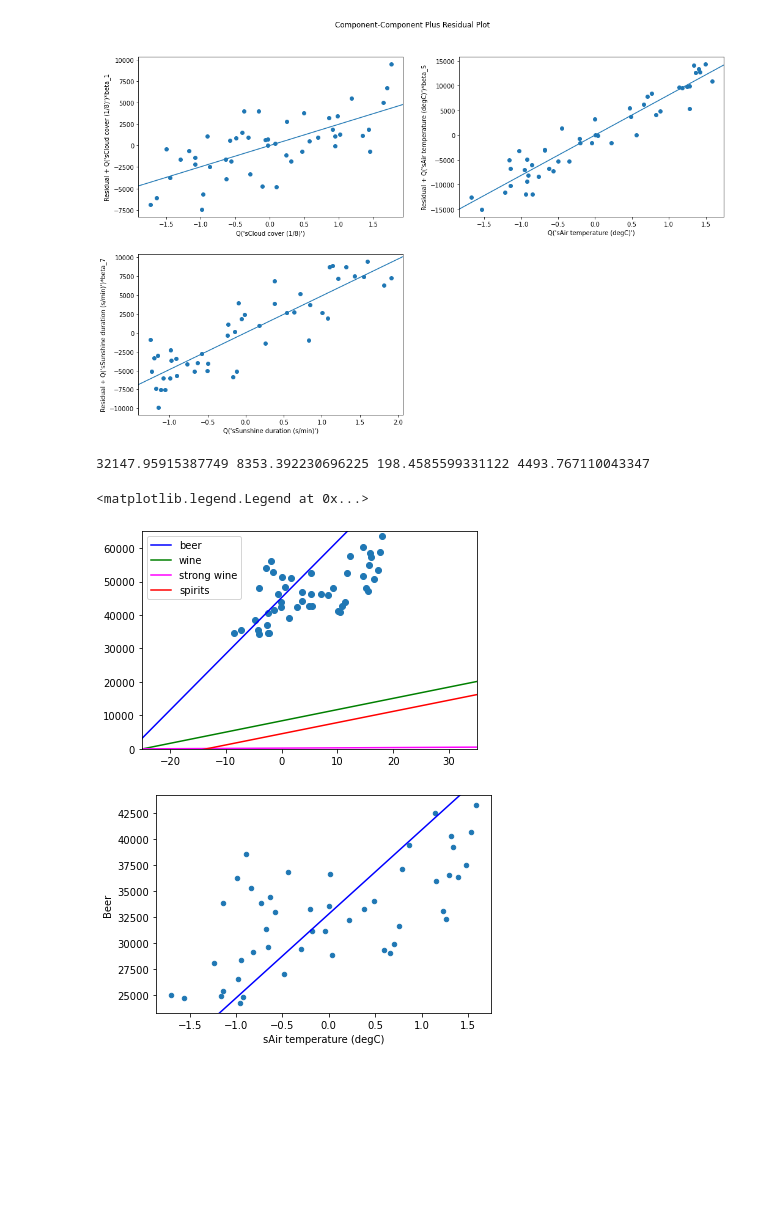
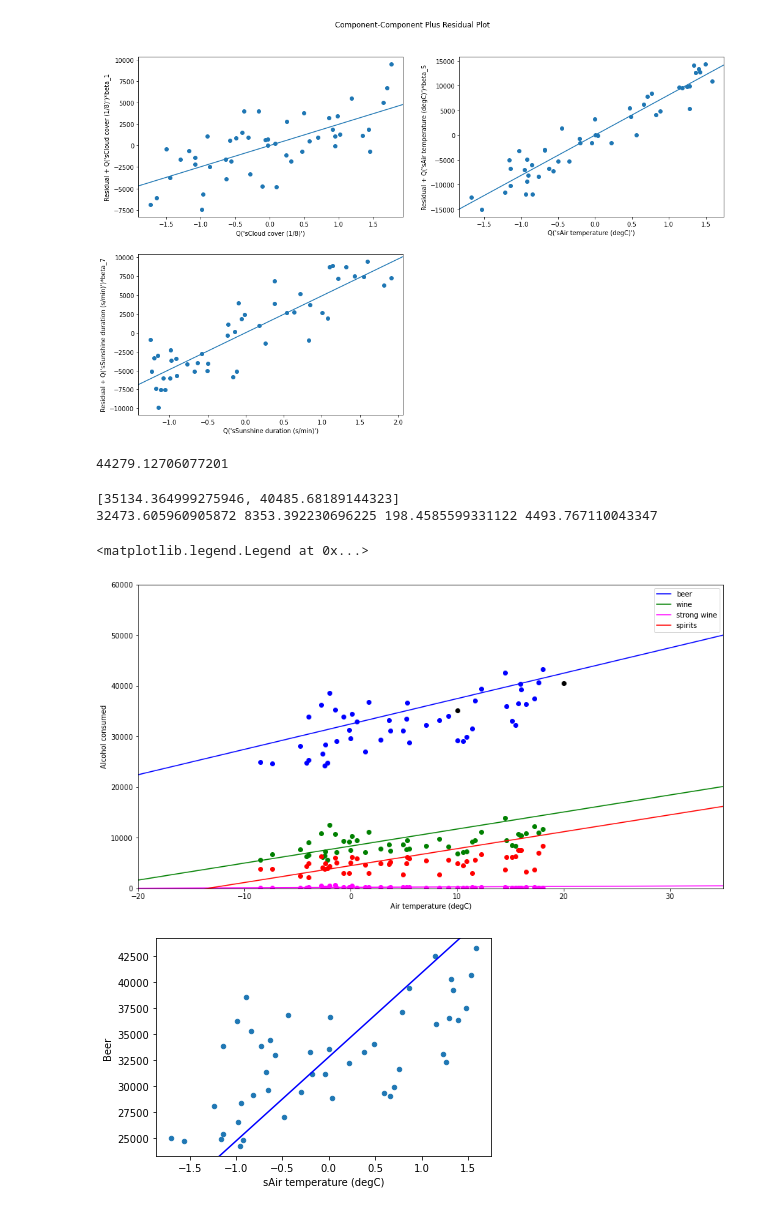
Before and after one commit to DataScience-MiniProjects/IDS-MiniProject, a Jupyter notebook: project-notebook.ipynb, the cells around one changed output. Cells and saved outputs as stored; diff of their text form; code cells hidden in the pictures; blank space fills up the shorter version.

Commit message:
Add scatters of all alcohol types to temperatore graph & fix small bug

```diff
--- a/project-notebook.ipynb
+++ b/project-notebook.ipynb
@@ -703,6 +703,28 @@ def denormalize(data, series=False, series_name=""):
             data.iloc[col] = data.iloc[col] * distribution_total.iloc[col]["std"] + distribution_total.iloc[col]["mean"]
         return data
     return data * distribution_total.loc[series_name]["std"] + distribution_total.loc[series_name]["mean"]
+# %%
+def predict_alcohol(alc_type="Total", cloud=distribution_total.iloc[0]["mean"], pressure=distribution_total.iloc[1]["mean"], rain=distribution_total.iloc[2]["mean"], snow=distribution_total.iloc[3]["mean"], temp=distribution_total.iloc[4]["mean"], wind=distribution_total.iloc[5]["mean"], sun=distribution_total.iloc[6]["mean"]):
+
+    fit = linear_regression(alc_type, sun=True)[2]
+    params = fit.params
+    # Normalize the given values
+    cloud = (cloud - distribution_total.iloc[0]["mean"]) / ( distribution_total.iloc[0]["std"])
+    pressure = (pressure - distribution_total.iloc[1]["mean"]) / ( distribution_total.iloc[1]["std"])
+    rain = (rain - distribution_total.iloc[2]["mean"]) / (distribution_total.iloc[2]["std"])
+    snow = (snow - distribution_total.iloc[3]["mean"]) / ( distribution_total.iloc[3]["std"])
+    temp = (temp - distribution_total.iloc[4]["mean"]) / (distribution_total.iloc[4]["std"])
+    wind = (wind - distribution_total.iloc[5]["mean"]) / ( distribution_total.iloc[5]["std"])
+    sun = (sun - distribution_total.iloc[6]["mean"]) / (distribution_total.iloc[6]["std"])
+    point = pd.DataFrame({"sCloud cover (1/8)": cloud, "sAir pressure(msl) (hPa)": pressure, "sPrecipitation (mm/h)": rain, \
+            "sSnow depth (cm)": snow, "sAir temperature (degC)": temp, "sWind speed (m/s)": wind, "sSunshine duration (s/min)": sun}, index=[0])
+    predicted = float(fit.predict(point)[0])
+    return predicted
+
+
+print(predict_alcohol("Total", 5, 1000, 0.1, 2, -2, 3.5, 10))
+# %% [output]
+44279.12706077201
 # %%
 # Alcohol as a function of temperature
 
@@ -722,39 +744,68 @@ beer_slope = beer_p["Q('sAir temperature (degC)')"] / distribution_total.iloc[4]
 wine_slope = wine_p["Q('sAir temperature (degC)')"] / distribution_total.iloc[4]["std"]
 s_wine_slope = s_wine_p["Q('sAir temperature (degC)')"] / distribution_total.iloc[4]["std"]
 spirits_slope = spirits_p["Q('sAir temperature (degC)')"] / distribution_total.iloc[4]["std"]
 total_slope = total_p["Q('sAir temperature (degC)')"] / distribution_total.iloc[4]["std"]
 
 # overallcoef - coef * (mean / std)
 beer_int = beer_p.Intercept - beer_slope * (distribution_total.iloc[4]["mean"] / distribution_total.iloc[4]["std"])
 wine_int = wine_p.Intercept - wine_slope * (distribution_total.iloc[4]["mean"] / distribution_total.iloc[4]["std"])
 s_wine_int = s_wine_p.Intercept - s_wine_slope * (distribution_total.iloc[4]["mean"] / distribution_total.iloc[4]["std"])
 spirits_int = spirits_p.Intercept - spirits_slope * (distribution_total.iloc[4]["mean"] / distribution_total.iloc[4]["std"])
 total_int = total_p.Intercept - total_slope * (distribution_total.iloc[4]["mean"] / distribution_total.iloc[4]["std"])
 
-X, y = process_data_for_lr("Total", False)
+plt.figure(figsize=(15,8))
+""" X, y = process_data_for_lr("Total", False)
 data = pd.concat([y, X["sAir temperature (degC)"]], axis=1)
 #data.plot.scatter("sAir temperature (degC)", "Total")
-
 plt.scatter(denormalize(data["sAir temperature (degC)"], True, "Air temperature (degC)"), data["Total"])
 plt.xlim([-25, 35])
-plt.ylim([0, 65000])
+plt.ylim([0, 65000]) """
 
-abline_plot(intercept = total_int, slope = total_slope,
+X, y = process_data_for_lr("Beer", False)
+data = pd.concat([y, X["sAir temperature (degC)"]], axis=1)
+plt.scatter(denormalize(data["sAir temperature (degC)"], True, "Air temperature (degC)"), data["Beer"], color="blue")
+plt.xlim([-20, 35])
+plt.ylim([0, 60000])
+plt.xlabel("Air temperature (degC)")
+plt.ylabel("Alcohol consumed")
+
+X, y = process_data_for_lr("Wine", False)
+data = pd.concat([y, X["sAir temperature (degC)"]], axis=1)
+plt.scatter(denormalize(data["sAir temperature (degC)"], True, "Air temperature (degC)"), data["Wine"], color="green")
+plt.xlim([-20, 35])
+plt.ylim([0, 60000])
+
+X, y = process_data_for_lr("Strong Wine", False)
+data = pd.concat([y, X["sAir temperature (degC)"]], axis=1)
+plt.scatter(denormalize(data["sAir temperature (degC)"], True, "Air temperature (degC)"), data["Strong Wine"], color="magenta")
+plt.xlim([-20, 35])
+plt.ylim([0, 60000])
+
+X, y = process_data_for_lr("Spirits", False)
+data = pd.concat([y, X["sAir temperature (degC)"]], axis=1)
+plt.scatter(denormalize(data["sAir temperature (degC)"], True, "Air temperature (degC)"), data["Spirits"], color="red")
+plt.xlim([-20, 35])
+plt.ylim([0, 60000])
+
+#plt.scatter(y=[predict_alcohol(alc_type="Beer", temp=10), predict_alcohol(alc_type="Beer", temp=20)], x=[10,20], color="black")
+
+abline_plot(intercept = beer_int, slope = beer_slope,
     ax=plt.gca(), color="blue", label="beer")
 abline_plot(intercept = wine_int, slope = wine_slope,
     ax=plt.gca(), color="green", label="wine")
 abline_plot(intercept = s_wine_int, slope = s_wine_slope,
     ax=plt.gca(), color="magenta", label="strong wine")
 abline_plot(intercept = spirits_int, slope = spirits_slope,
     ax=plt.gca(), color="red", label="spirits")
 
 print(beer_int, wine_int, s_wine_int, spirits_int)
 
 plt.legend()
 # %% [output]
-32147.95915387749 8353.392230696225 198.4585599331122 4493.767110043347
+[35134.364999275946, 40485.68189144323]
+32473.605960905872 8353.392230696225 198.4585599331122 4493.767110043347
 <matplotlib.legend.Legend at 0x...>
-[figure, old version]
+[figure, new version]
 # %%
 beer = linear_regression("Beer", False)
 beer_p = beer[1]
```
Also changed, not shown: parts of 1 cell of this notebook.
